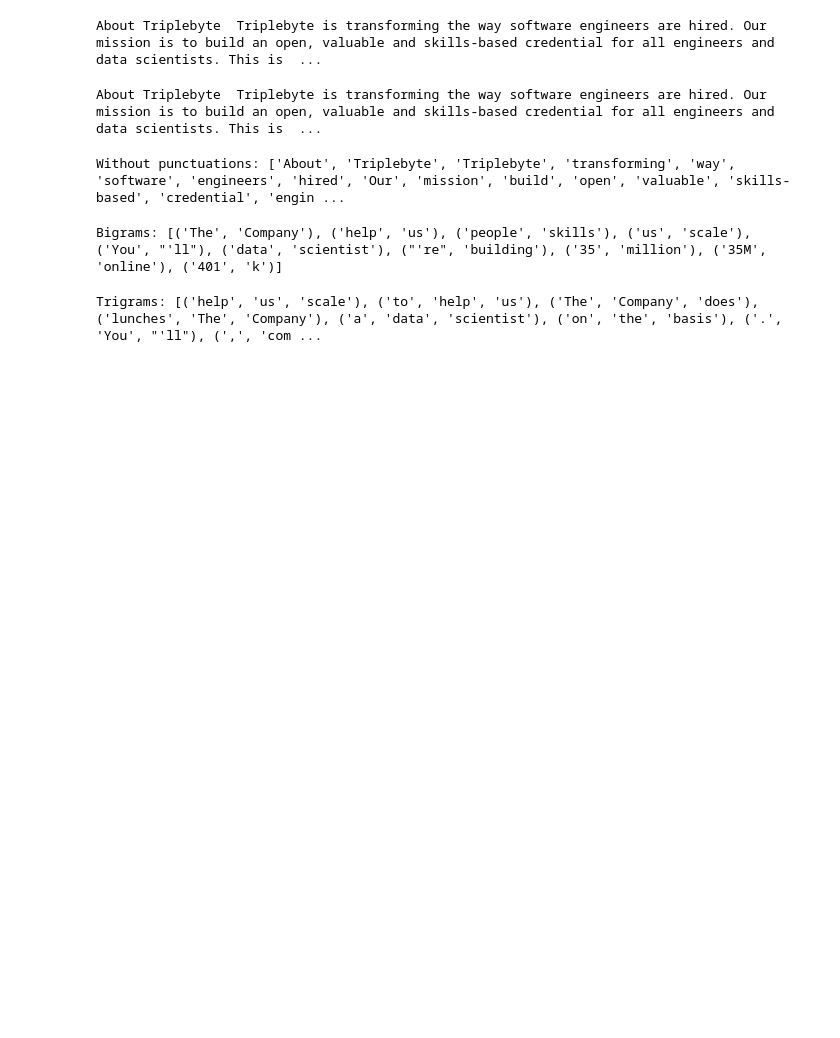
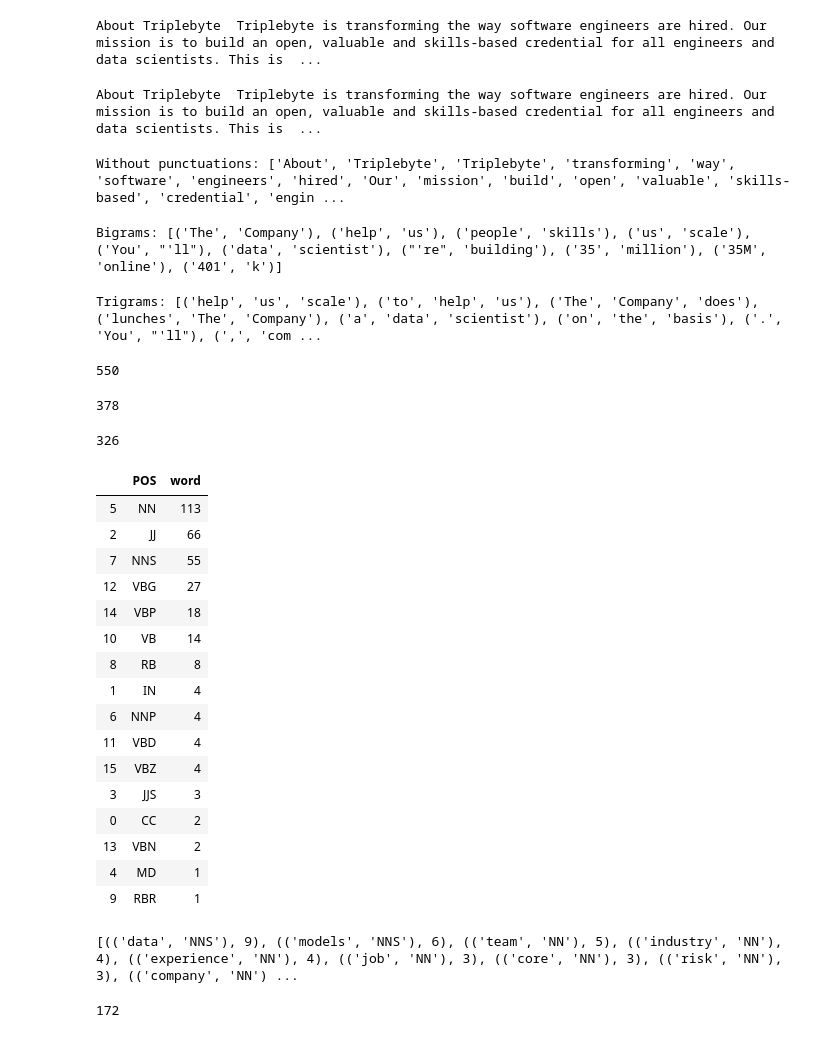
Before and after one commit to Galdina/OneDayProjects, a Jupyter notebook: JobParser/JobParser.ipynb, the cells around one changed output. Drawn from its saved outputs; the diff is of its cells as text; code cells hidden in the pictures; blank space fills up the shorter version.

Commit message:
count frequency words

```diff
--- a/JobParser/JobParser.ipynb
+++ b/JobParser/JobParser.ipynb
@@ -139,0 +155,80 @@ Trigrams: [('help', 'us', 'scale'), ('to', 'help', 'us'), ('The', 'Company', 'do
+# %%
+data = data.lower()
+# %%
+import nltk
+from nltk import word_tokenize
+tokens = nltk.word_tokenize(data)
+print (len(tokens))
+# %% [output]
+550
+# %%
+from nltk.corpus import stopwords
+
+stop = set(stopwords.words('english'))
+
+token_list1 = [ ]
+for token in tokens:
+    if token not in stop:
+        token_list1.append(token)
+
+print(len(token_list1))
+# %% [output]
+378
+# %%
+import re
+
+punctuation = re.compile(r'[-.?!,":;()|0-9]')
+
+token_list2 = [ ]
+
+for token in token_list1:
+    word = punctuation.sub("", token)
+    if len(word)>0:
+        token_list2.append(word)
+
+print(len(token_list2))
+# %% [output]
+326
+# %%
+import pandas as pd
+import numpy as np
+
+tokens_pos_tag = nltk.pos_tag(token_list2)
+pos_df = pd.DataFrame(tokens_pos_tag, columns = ('word','POS'))
+
+pos_sum = pos_df.groupby('POS', as_index=False).count() # group by POS tags
+pos_sum.sort_values(['word'], ascending=[False]) # in descending order of number of words per tag
+# %% [output]
+|  | POS | word |
+| 5 | NN | 113 |
+| 2 | JJ | 66 |
+| 7 | NNS | 55 |
+| 12 | VBG | 27 |
+| 14 | VBP | 18 |
+| 10 | VB | 14 |
+| 8 | RB | 8 |
+| 1 | IN | 4 |
+| 6 | NNP | 4 |
+| 11 | VBD | 4 |
+| 15 | VBZ | 4 |
+| 3 | JJS | 3 |
+| 0 | CC | 2 |
+| 13 | VBN | 2 |
+| 4 | MD | 1 |
+| 9 | RBR | 1 |
+# %%
+fdist_pos = nltk.FreqDist(filtered_pos)
+words = fdist_pos.most_common(1000)
+print(words)
+# %% [output]
+[(('data', 'NNS'), 9), (('models', 'NNS'), 6), (('team', 'NN'), 5), (('industry', 'NN'), 4), (('experience', 'NN'), 4), (('job', 'NN'), 3), (('core', 'NN'), 3), (('risk', 'NN'), 3), (('company', 'NN') ...
+# %%
+filtered_pos = [ ]
+
+for one in tokens_pos_tag:
+    if one[1] == 'NN' or one[1] == 'NNS' or one[1] == 'NNP' or one[1] == 'NNPS':
+        filtered_pos.append(one)
+
+print (len(filtered_pos))
+# %% [output]
+172
```
Also changed, not shown: parts of 7 cells of this notebook, 1 other file.
